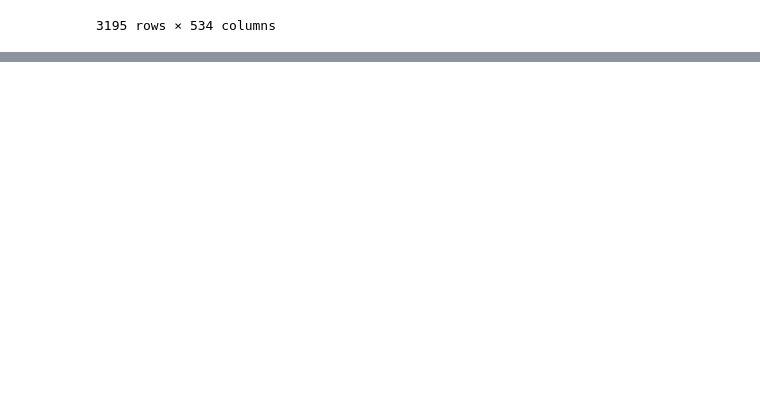
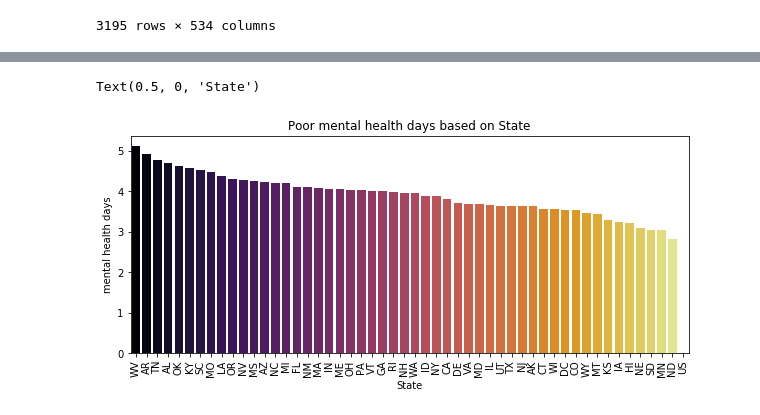
Before and after one commit to nielsbclausen/Mod_4_Project, a Jupyter notebook: Niels_nb.ipynb, the cells around one changed output, grey strips where cells are left out. Drawn from its saved outputs; the diff is of its cells as text; code cells hidden in the pictures; blank space fills up the shorter version.

```diff
--- a/Niels_nb.ipynb
+++ b/Niels_nb.ipynb
@@ -67,0 +93,12 @@ array(['state', 'US', 'AL', 'AK', 'AZ', 'AR', 'CA', 'CO', 'CT', 'DE',
+# %%
+filter_out = ['numerator', 'denominator', 'CI low', 'CI high']
+for f in filter_out:
+        df = df.loc[:, ~df.columns.str.contains(f)]
+# %%
+#renaming columns by placing an underscore between words to make it more usable
+columns_name = df.columns
+new_column_names = []
+for column_name in columns_name:
+    new_column_names.append(column_name.replace(" ", "_"))
+print(new_column_names[:10])
+df.columns = new_column_names
@@ -67,0 +141,3 @@ array(['state', 'US', 'AL', 'AK', 'AZ', 'AR', 'CA', 'CO', 'CT', 'DE',
+# %%
+dfMH=df[['State_Abbreviation','Name','Poor_mental_health_days_raw_value']]
+dfMH.head()
@@ -67,0 +158,3 @@ array(['state', 'US', 'AL', 'AK', 'AZ', 'AR', 'CA', 'CO', 'CT', 'DE',
+# %%
+#changing the type of mental health days raw value from an object to a float
+dfMH['Poor_mental_health_days_raw_value']=dfMH['Poor_mental_health_days_raw_value'].astype('float')
@@ -67,0 +186,13 @@ array(['state', 'US', 'AL', 'AK', 'AZ', 'AR', 'CA', 'CO', 'CT', 'DE',
+# %%
+#Poor mental health days based on state graph
+fig,ax = plt.subplots(1,1,figsize=(10,4))
+
+cnt = dfMH.groupby(['State_Abbreviation'])['Poor_mental_health_days_raw_value'].mean().sort_values(ascending=False).to_frame()
+sns.barplot(y = cnt['Poor_mental_health_days_raw_value'], x = cnt.index, palette= 'inferno')
+ax.set_title('Poor mental health days based on State')
+ax.set_ylabel('mental health days')
+plt.xticks(rotation= 'vertical')
+ax.set_xlabel('State')
+# %% [output]
+Text(0.5, 0, 'State')
+[figure, added]
```
Also changed, not shown: parts of 23 cells of this notebook.
